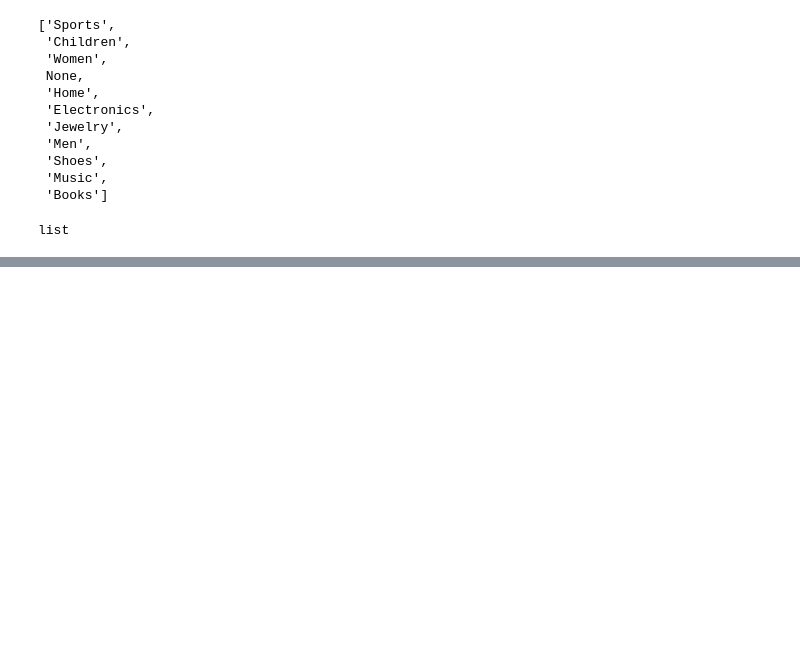
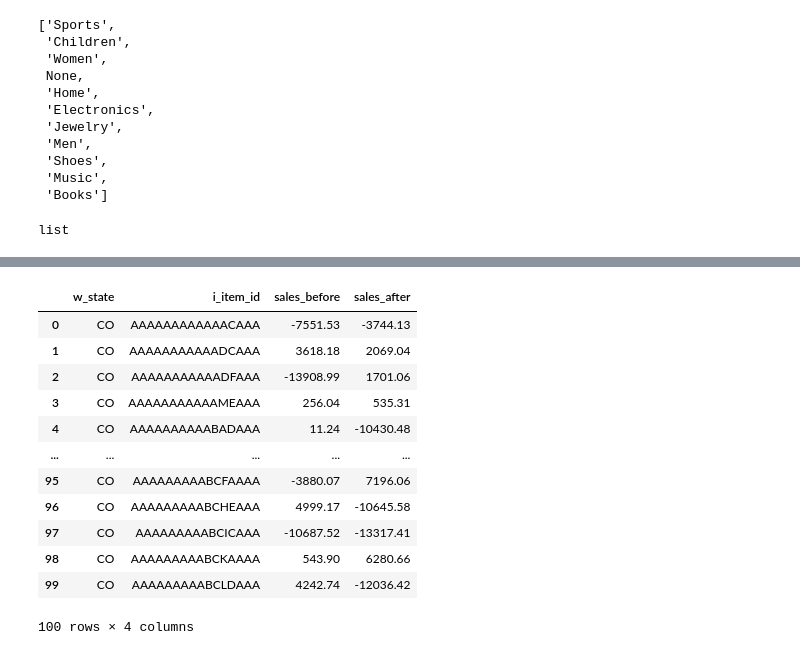
Before and after one commit to AI-Driven-Digital-Marketing/Customer-Lifetime-Value-analysis-on-Snowflake, a Jupyter notebook: SQL ALCHEMY & VARIABLE STORE.ipynb, the cells around one changed output, grey strips where cells are left out. Drawn from its saved outputs; the diff is of its cells as text; code cells hidden in the pictures; blank space fills up the shorter version.

```diff
--- a/SQL ALCHEMY & VARIABLE STORE.ipynb
+++ b/SQL ALCHEMY & VARIABLE STORE.ipynb
@@ -319,0 +244,28 @@ list
+# %%
+q40 = f'''SELECT w_state,
+       i_item_id,
+       sum(CASE
+               WHEN (cast(d_date AS date) < CAST (\'{SALES_DATE}\' AS date)) THEN cs_sales_price - coalesce(cr_refunded_cash,0)
+               ELSE 0
+           END) AS sales_before,
+       sum(CASE
+               WHEN (cast(d_date AS date) >= CAST (\'{SALES_DATE}\' AS date)) THEN cs_sales_price - coalesce(cr_refunded_cash,0)
+               ELSE 0
+           END) AS sales_after
+FROM catalog_sales
+LEFT OUTER JOIN catalog_returns ON (cs_order_number = cr_order_number
+                                    AND cs_item_sk = cr_item_sk) ,warehouse,
+                                                                  item,
+                                                                  date_dim
+WHERE i_current_price BETWEEN 0.99 AND 1.49
+  AND i_item_sk = cs_item_sk
+  AND cs_warehouse_sk = w_warehouse_sk
+  AND cs_sold_date_sk = d_date_sk
+  AND d_date BETWEEN CAST (\'{SALES_DATE-timedelta(days=60)}\' AS date) AND CAST (\'{SALES_DATE+timedelta(days=60)}\' AS date)
+GROUP BY w_state,
+         i_item_id
+ORDER BY w_state,
+         i_item_id
+LIMIT 100;
+
+        '''
@@ -319,0 +292,16 @@ list
+# %%
+pd.read_sql_query(q40,engine)
+# %% [output]
+|  | w_state | i_item_id | sales_before | sales_after |
+| 0 | CO | AAAAAAAAAAAACAAA | -7551.53 | -3744.13 |
+| 1 | CO | AAAAAAAAAAADCAAA | 3618.18 | 2069.04 |
+| 2 | CO | AAAAAAAAAAADFAAA | -13908.99 | 1701.06 |
+| 3 | CO | AAAAAAAAAAAMEAAA | 256.04 | 535.31 |
+| 4 | CO | AAAAAAAAAABADAAA | 11.24 | -10430.48 |
+| ... | ... | ... | ... | ... |
+| 95 | CO | AAAAAAAAABCFAAAA | -3880.07 | 7196.06 |
+| 96 | CO | AAAAAAAAABCHEAAA | 4999.17 | -10645.58 |
+| 97 | CO | AAAAAAAAABCICAAA | -10687.52 | -13317.41 |
+| 98 | CO | AAAAAAAAABCKAAAA | 543.90 | 6280.66 |
+| 99 | CO | AAAAAAAAABCLDAAA | 4242.74 | -12036.42 |
+100 rows × 4 columns
```
Also changed, not shown: parts of 19 cells of this notebook, 2 other files.
